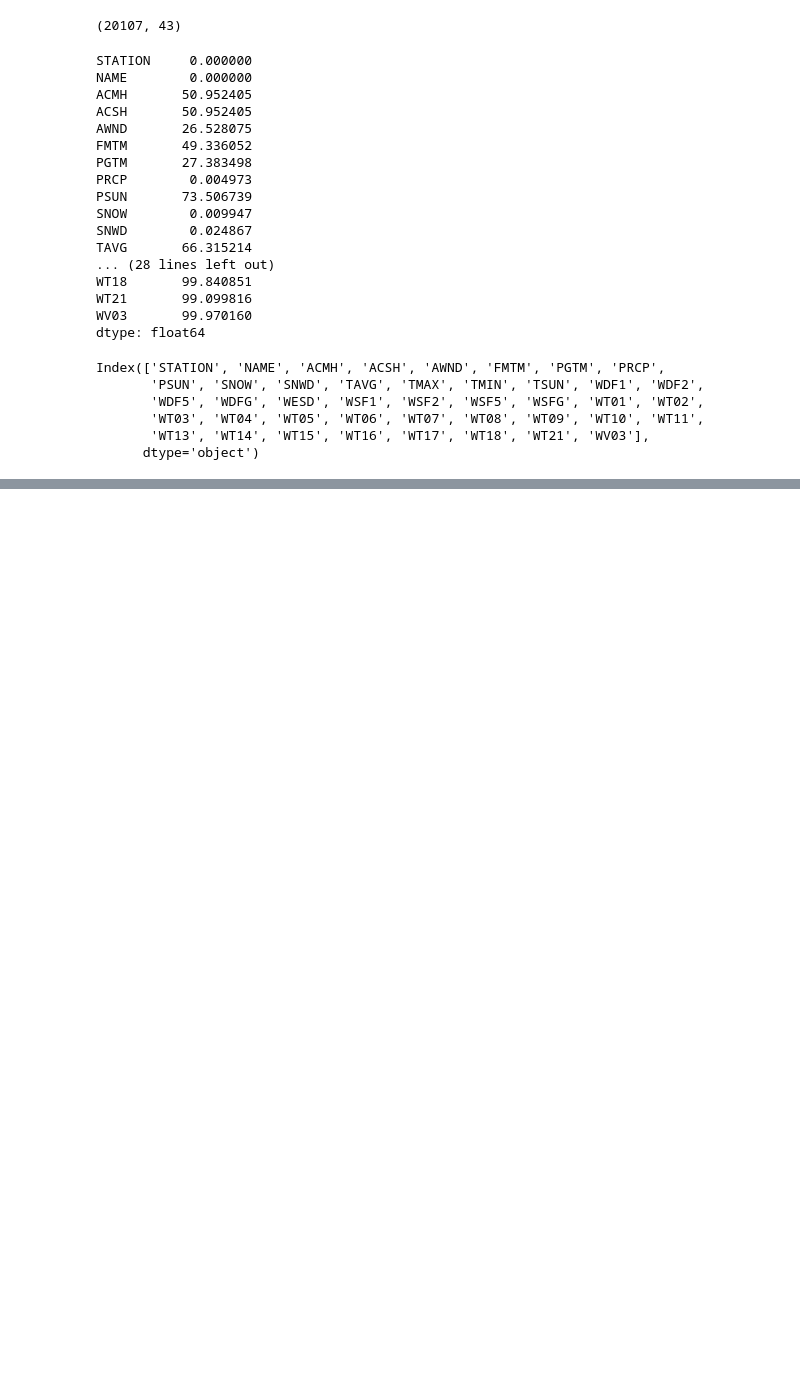
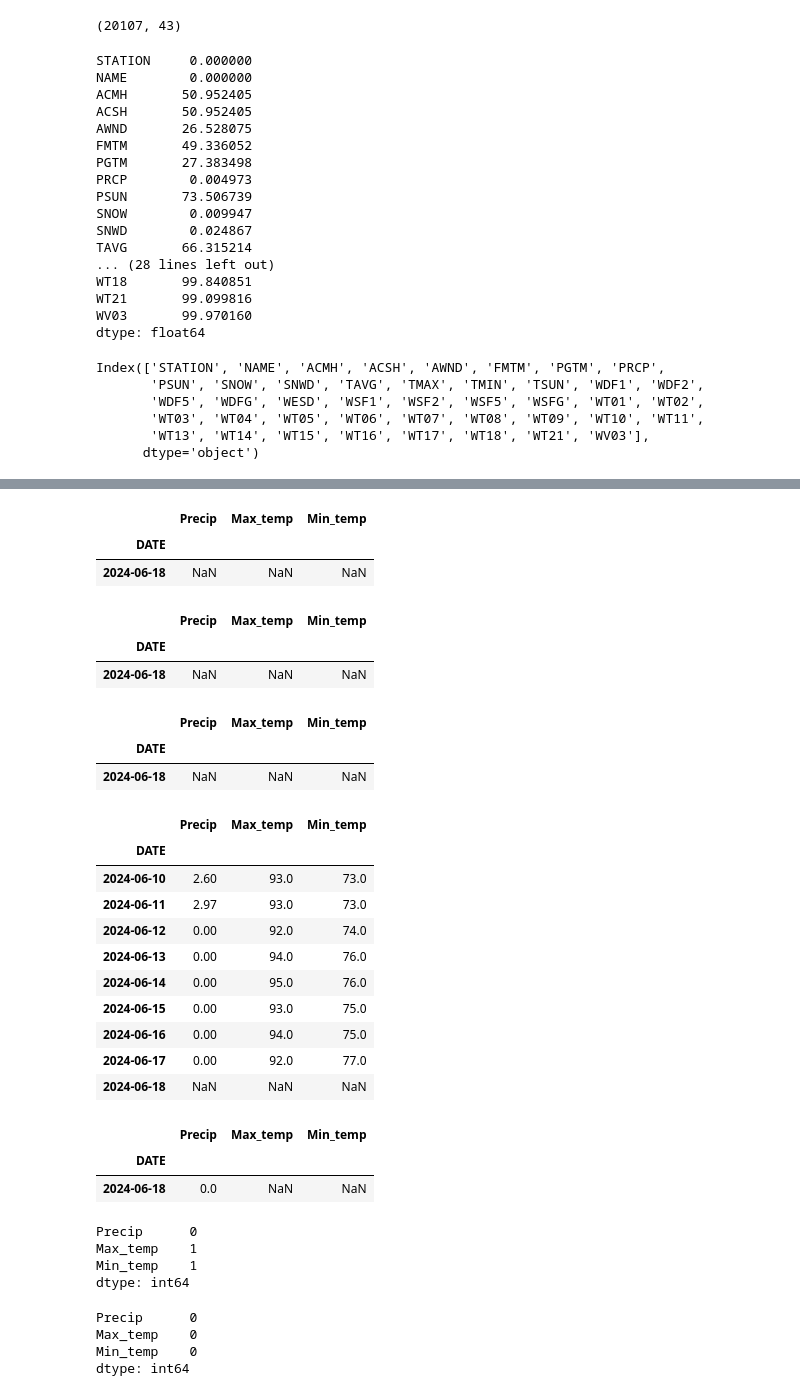
Before and after one commit to osoisi/Weather-Predictions--Houston, a Jupyter notebook: Houston airport data weather project.ipynb, the cells around one changed output, grey strips where cells are left out. Saved outputs shown, nothing was run; the diff lists cells and outputs as text; code cells hidden in the pictures; blank space fills up the shorter version.

```diff
--- a/Houston airport data weather project.ipynb
+++ b/Houston airport data weather project.ipynb
@@ -99,0 +95,4 @@ core_weather = weather[['PRCP', 'SNOW', 'SNWD', 'TMAX', 'TMIN']].copy()
+# %%
+core_weather.columns = ['Precip','Snow','Snow_depth', 'Max_temp','Min_temp']
+# %%
+core_weather=core_weather.drop(columns=['Snow','Snow_depth'])
@@ -99,0 +156,32 @@ core_weather = weather[['PRCP', 'SNOW', 'SNWD', 'TMAX', 'TMIN']].copy()
+# %%
+core_weather[pd.isnull(core_weather['Precip'])]
+# %% [output]
+|  | Precip | Max_temp | Min_temp |
+| DATE |  |  |  |
+| 2024-06-18 | NaN | NaN | NaN |
+# %%
+core_weather[pd.isnull(core_weather['Max_temp'])]
+# %% [output]
+|  | Precip | Max_temp | Min_temp |
+| DATE |  |  |  |
+| 2024-06-18 | NaN | NaN | NaN |
+# %%
+core_weather[pd.isnull(core_weather['Min_temp'])]
+# %% [output]
+|  | Precip | Max_temp | Min_temp |
+| DATE |  |  |  |
+| 2024-06-18 | NaN | NaN | NaN |
+# %%
+core_weather.loc['2024-06-1':'2024-06-30']
+# %% [output]
+|  | Precip | Max_temp | Min_temp |
+| DATE |  |  |  |
+| 2024-06-10 | 2.60 | 93.0 | 73.0 |
+| 2024-06-11 | 2.97 | 93.0 | 73.0 |
+| 2024-06-12 | 0.00 | 92.0 | 74.0 |
+| 2024-06-13 | 0.00 | 94.0 | 76.0 |
+| 2024-06-14 | 0.00 | 95.0 | 76.0 |
+| 2024-06-15 | 0.00 | 93.0 | 75.0 |
+| 2024-06-16 | 0.00 | 94.0 | 75.0 |
+| 2024-06-17 | 0.00 | 92.0 | 77.0 |
+| 2024-06-18 | NaN | NaN | NaN |
@@ -99,0 +190,13 @@ core_weather = weather[['PRCP', 'SNOW', 'SNWD', 'TMAX', 'TMIN']].copy()
+# %%
+core_weather[(pd.isnull(core_weather['Min_temp']))|(pd.isnull(core_weather['Max_temp']))]
+# %% [output]
+|  | Precip | Max_temp | Min_temp |
+| DATE |  |  |  |
+| 2024-06-18 | 0.0 | NaN | NaN |
+# %%
+core_weather.isnull().sum()
+# %% [output]
+Precip      0
+Max_temp    1
+Min_temp    1
+dtype: int64
@@ -99,0 +205,7 @@ core_weather = weather[['PRCP', 'SNOW', 'SNWD', 'TMAX', 'TMIN']].copy()
+# %%
+core_weather.isnull().sum()
+# %% [output]
+Precip      0
+Max_temp    0
+Min_temp    0
+dtype: int64
```
Also changed, not shown: parts of 14 cells of this notebook.
